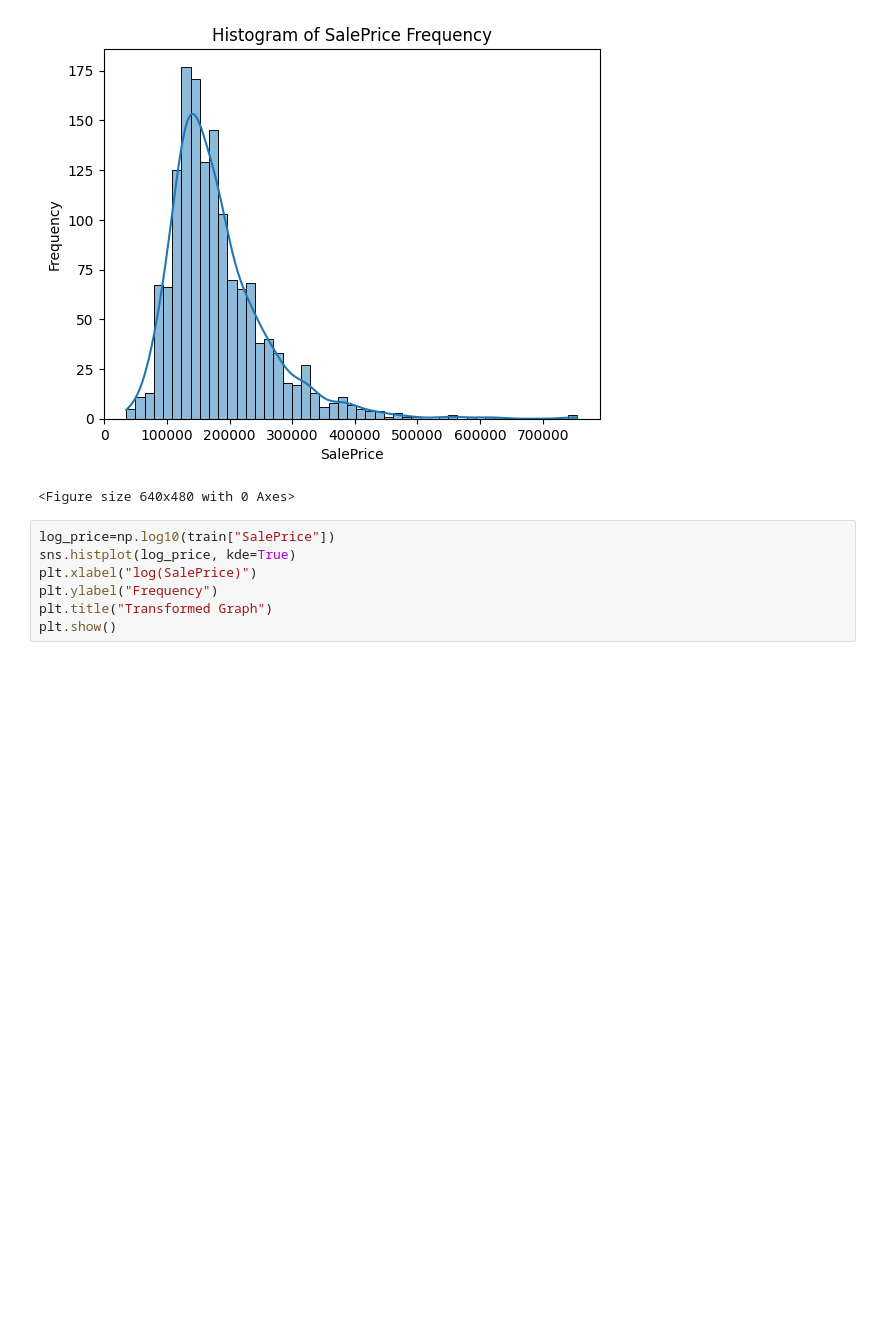
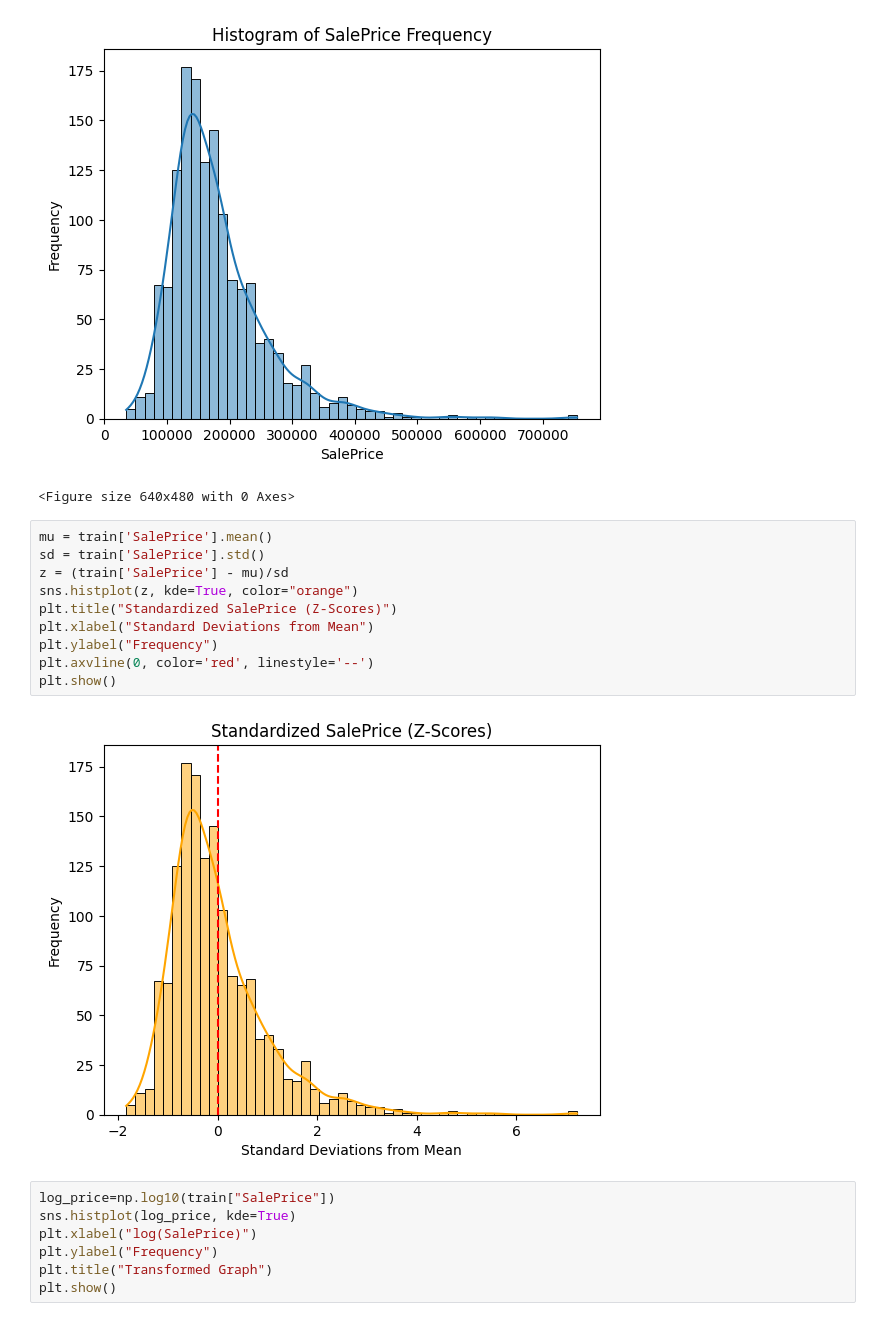
Before and after one commit to Geeky123-svg/ML-house-price, a Jupyter notebook: notebooks/exploration.ipynb, the cells around one changed output. Saved outputs shown, nothing was run; the diff lists cells and outputs as text; blank space fills up the shorter version.

```diff
--- a/notebooks/exploration.ipynb
+++ b/notebooks/exploration.ipynb
@@ -87,6 +87,18 @@ plt.savefig('saleprice.png')
 # %% [output]
 [figure]
 <Figure size 640x480 with 0 Axes>
+# %%
+mu = train['SalePrice'].mean()
+sd = train['SalePrice'].std()
+z = (train['SalePrice'] - mu)/sd
+sns.histplot(z, kde=True, color="orange")
+plt.title("Standardized SalePrice (Z-Scores)")
+plt.xlabel("Standard Deviations from Mean")
+plt.ylabel("Frequency")
+plt.axvline(0, color='red', linestyle='--')
+plt.show()
+# %% [output]
+[figure, added]
 # %%
 log_price=np.log10(train["SalePrice"])
 sns.histplot(log_price, kde=True)
```
